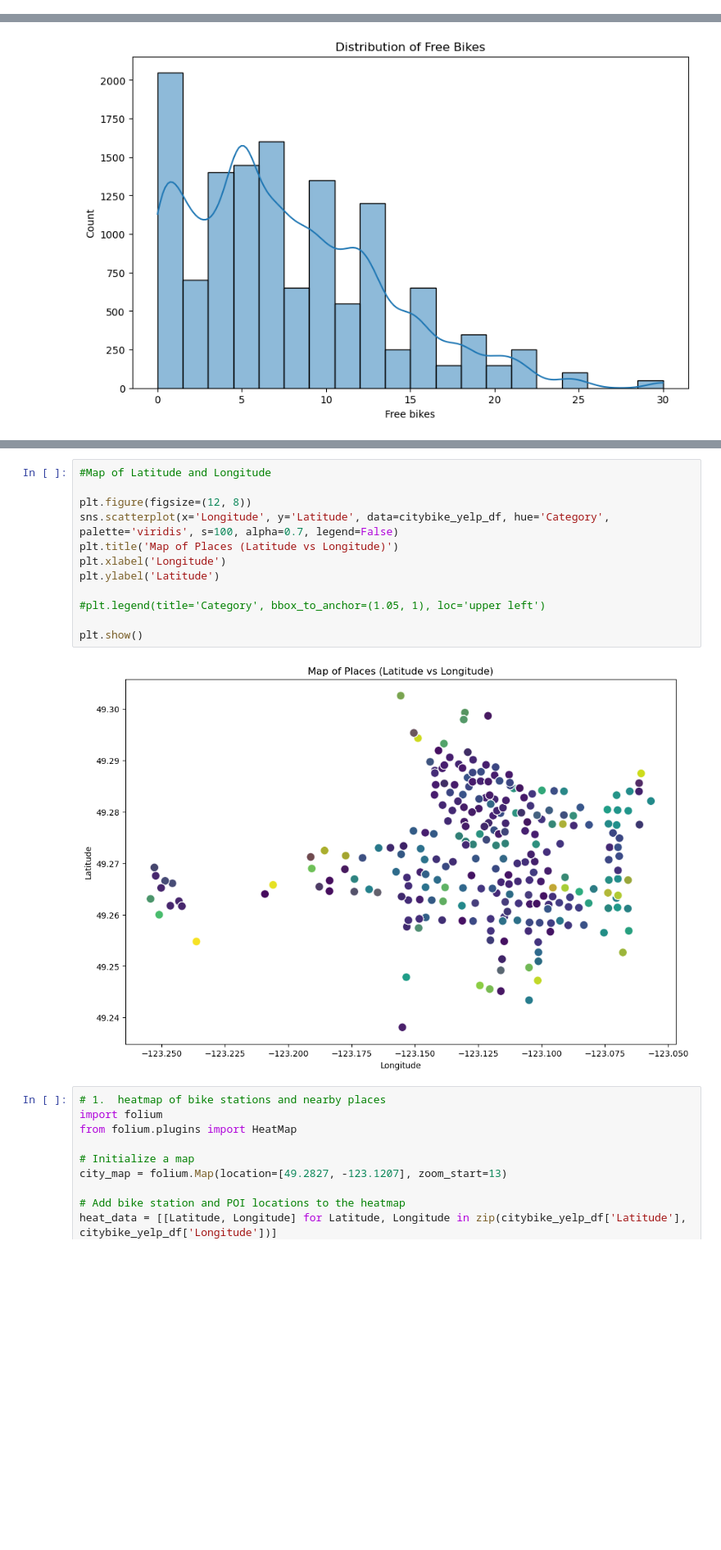
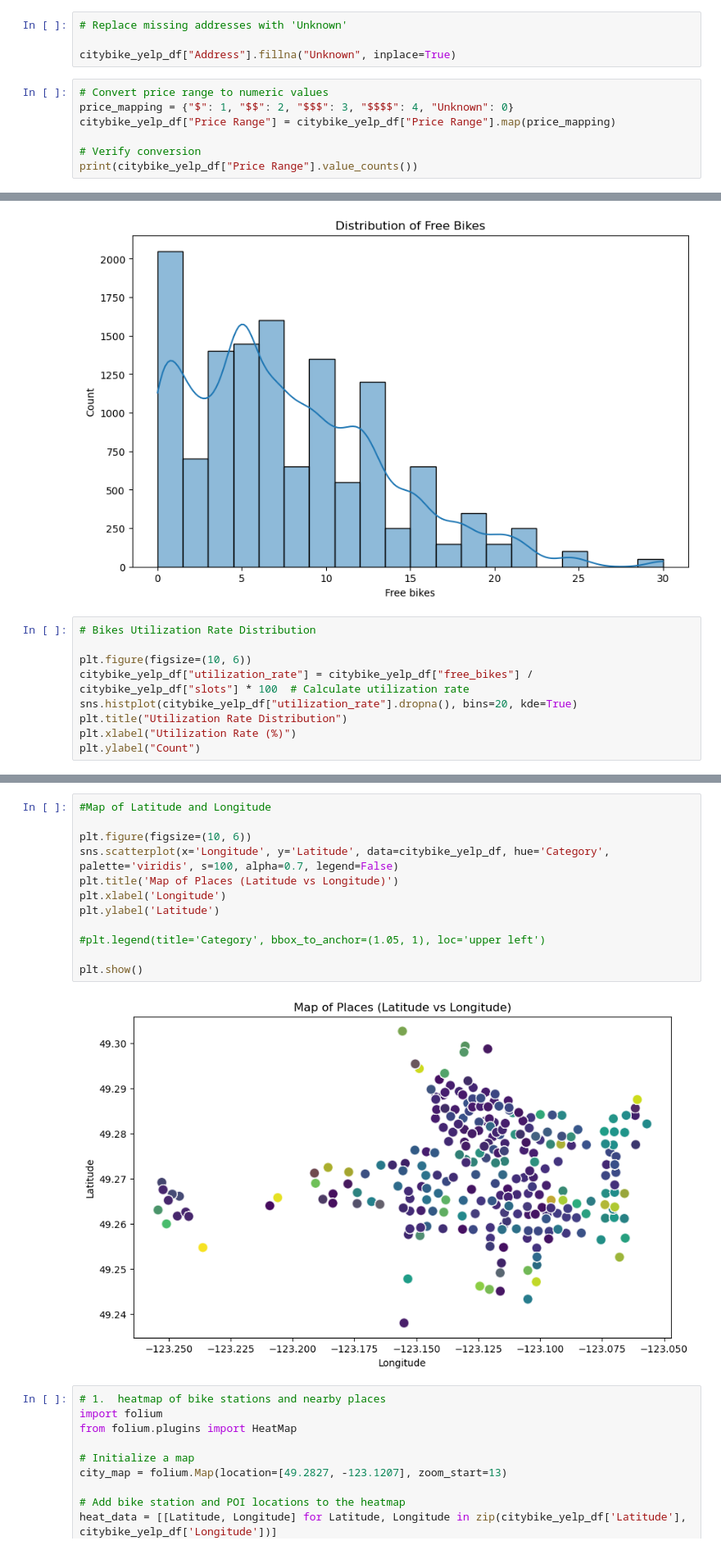
Before and after one commit to AlinaTendler/LHL-Project-2-Statistical-Modelling-with-Python, a Jupyter notebook: notebooks/3_joining_data.ipynb, the cells around one changed output, grey strips where cells are left out. Shown: that part at 82% size. Saved outputs shown, nothing was run; the diff lists cells and outputs as text; blank space fills up the shorter version.

```diff
--- a/notebooks/3_joining_data.ipynb
+++ b/notebooks/3_joining_data.ipynb
@@ -28,3 +28,14 @@ citybike_yelp_df.head(10)
 | 7 | 49.291909 | -123.140713 | 13 | 5 | 18 | 0092 | Big Bang Sushi | Japanese, Sushi Bars | 4.8 | ... |
 | 8 | 49.291909 | -123.140713 | 13 | 5 | 18 | 0092 | Ssong's Hotdog | Fast Food, Hot Dogs, Korean | 4.8 | ... |
 | 9 | 49.291909 | -123.140713 | 13 | 5 | 18 | 0092 | Cheese Slap | Poutineries, Burgers, Pizza | 4.8 | ... |
+# %%
+# Replace missing addresses with 'Unknown'
+
+citybike_yelp_df["Address"].fillna("Unknown", inplace=True)
+# %%
+# Convert price range to numeric values
+price_mapping = {"$": 1, "$$": 2, "$$$": 3, "$$$$": 4, "Unknown": 0}
+citybike_yelp_df["Price Range"] = citybike_yelp_df["Price Range"].map(price_mapping)
+
+# Verify conversion
+print(citybike_yelp_df["Price Range"].value_counts())
@@ -52,3 +76,12 @@ plt.ylabel('Count')
 # %% [output]
 Text(0, 0.5, 'Count')
 [figure]
+# %%
+# Bikes Utilization Rate Distribution
+
+plt.figure(figsize=(10, 6))
+citybike_yelp_df["utilization_rate"] = citybike_yelp_df["free_bikes"] / citybike_yelp_df["slots"] * 100  # Calculate utilization rate
+sns.histplot(citybike_yelp_df["utilization_rate"].dropna(), bins=20, kde=True)
+plt.title("Utilization Rate Distribution")
+plt.xlabel("Utilization Rate (%)")
+plt.ylabel("Count")
@@ -55,17 +116,17 @@ Text(0, 0.5, 'Count')
 # %%
 #Map of Latitude and Longitude
 
-plt.figure(figsize=(12, 8))
+plt.figure(figsize=(10, 6))
 sns.scatterplot(x='Longitude', y='Latitude', data=citybike_yelp_df, hue='Category', palette='viridis', s=100, alpha=0.7, legend=False)
 plt.title('Map of Places (Latitude vs Longitude)')
 plt.xlabel('Longitude')
 plt.ylabel('Latitude')
 
 #plt.legend(title='Category', bbox_to_anchor=(1.05, 1), loc='upper left')
 
 plt.show()
 # %% [output]
-[figure, old version]
+[figure, new version]
 # %%
 # 1.  heatmap of bike stations and nearby places
 import folium
```
Also changed, not shown: parts of 5 cells of this notebook.
